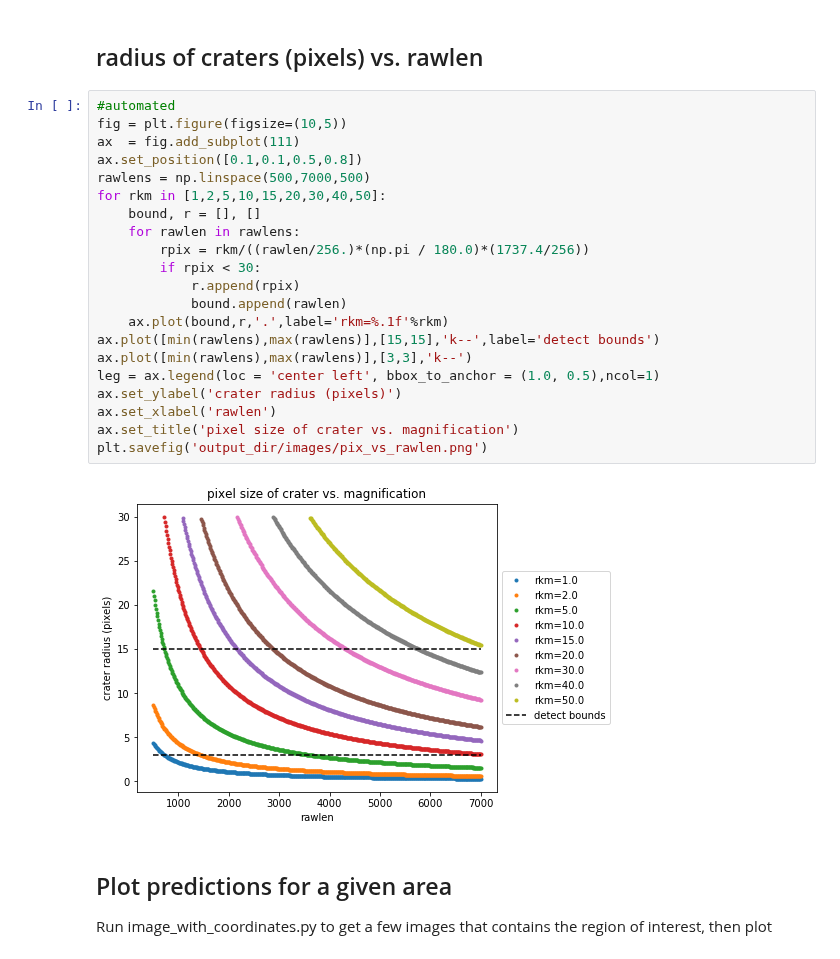
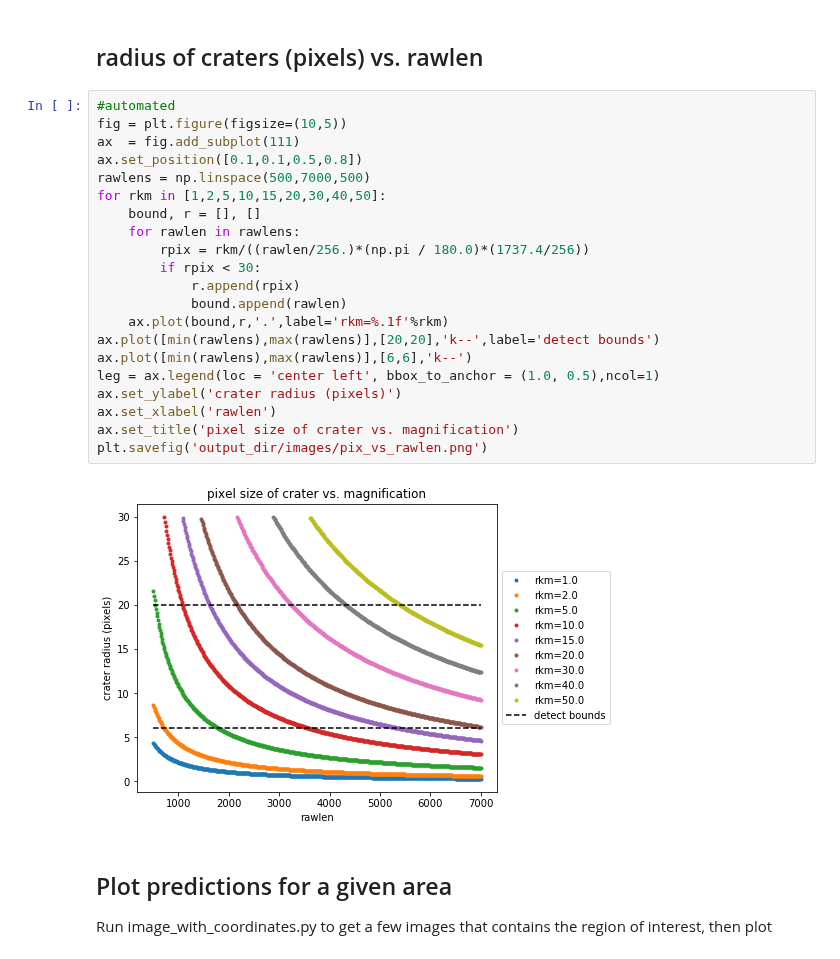
Before and after one commit to silburt/moon-craters, a Jupyter notebook: Image_Plotter.ipynb, the cells around one changed output. Cells and saved outputs as stored; diff of their text form.

```diff
--- a/Image_Plotter.ipynb
+++ b/Image_Plotter.ipynb
@@ -135,26 +137,26 @@ for j in range(Ny):
 # %%
 #automated
 fig = plt.figure(figsize=(10,5))
 ax  = fig.add_subplot(111)
 ax.set_position([0.1,0.1,0.5,0.8])
 rawlens = np.linspace(500,7000,500)
 for rkm in [1,2,5,10,15,20,30,40,50]:
     bound, r = [], []
     for rawlen in rawlens:
         rpix = rkm/((rawlen/256.)*(np.pi / 180.0)*(1737.4/256))
         if rpix < 30:
             r.append(rpix)
             bound.append(rawlen)
     ax.plot(bound,r,'.',label='rkm=%.1f'%rkm)
-ax.plot([min(rawlens),max(rawlens)],[15,15],'k--',label='detect bounds')
-ax.plot([min(rawlens),max(rawlens)],[3,3],'k--')
+ax.plot([min(rawlens),max(rawlens)],[20,20],'k--',label='detect bounds')
+ax.plot([min(rawlens),max(rawlens)],[6,6],'k--')
 leg = ax.legend(loc = 'center left', bbox_to_anchor = (1.0, 0.5),ncol=1)
 ax.set_ylabel('crater radius (pixels)')
 ax.set_xlabel('rawlen')
 ax.set_title('pixel size of crater vs. magnification')
 plt.savefig('output_dir/images/pix_vs_rawlen.png')
 # %% [output]
-[figure, old version]
+[figure, new version]
 # %% [markdown]
 ## Plot predictions for a given area
 Run image_with_coordinates.py to get a few images that contains the region of interest, then plot
```
Also changed, not shown: parts of 2 cells of this notebook, 3 other files.
